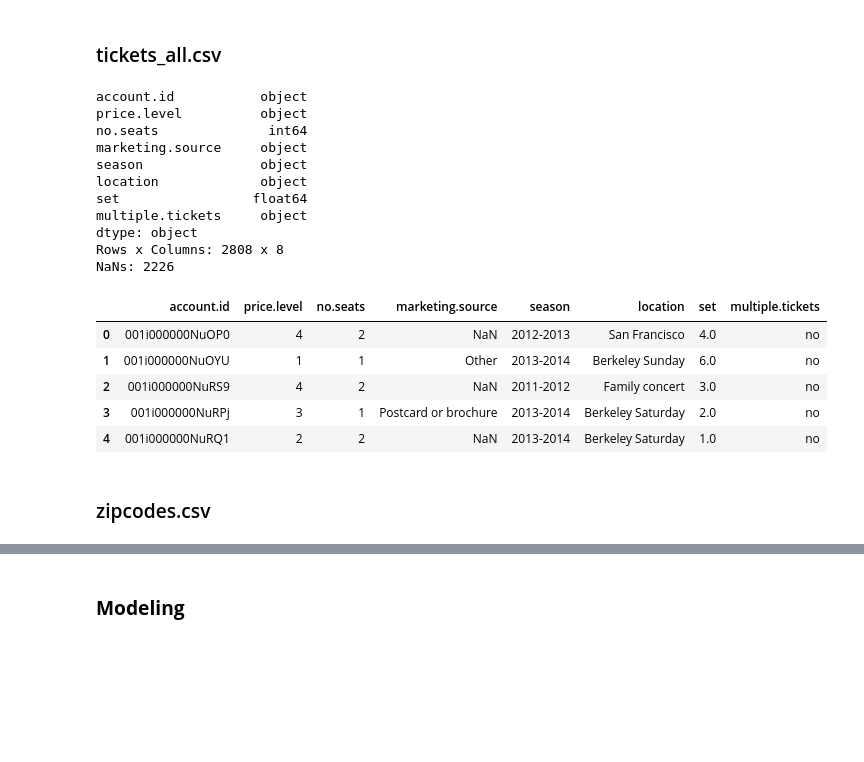
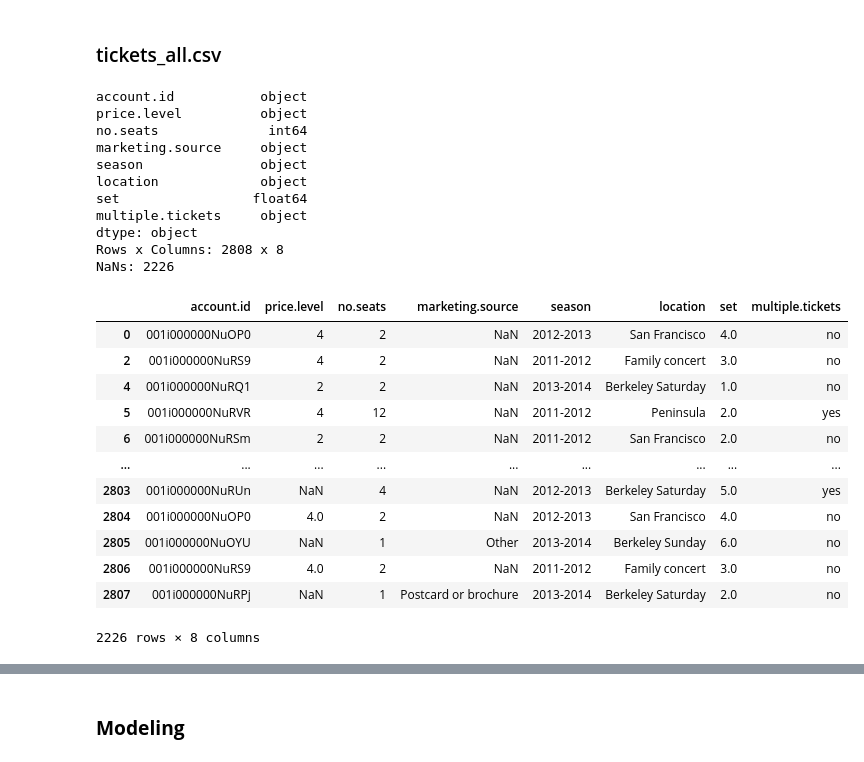
Before and after one commit to YKH2020/kaggle_competition, a Jupyter notebook: kaggle.ipynb, the cells around one changed output, grey strips where cells are left out. Saved outputs shown, nothing was run; the diff lists cells and outputs as text; code cells hidden in the pictures; blank space fills up the shorter version.

```diff
--- a/kaggle.ipynb
+++ b/kaggle.ipynb
@@ -170,28 +240,35 @@ NaNs: 4544
 # %%
 print(tix_df.dtypes)
 print(f"Rows x Columns: {tix_df.shape[0]} x {tix_df.shape[1]}")
 
 nan_count = (tix_df.isna().sum(axis=1) > 0).sum()
 print(f"NaNs: {nan_count}")
 
 tix_df.head()
+
+tix_df[tix_df.isna().any(axis=1)]
 # %% [output]
 account.id           object
 price.level          object
 no.seats              int64
 marketing.source     object
 season               object
 location             object
 set                 float64
 multiple.tickets     object
 dtype: object
 Rows x Columns: 2808 x 8
 NaNs: 2226
 |  | account.id | price.level | no.seats | marketing.source | season | location | set | multiple.tickets |
 | 0 | 001i000000NuOP0 | 4 | 2 | NaN | 2012-2013 | San Francisco | 4.0 | no |
-| 1 | 001i000000NuOYU | 1 | 1 | Other | 2013-2014 | Berkeley Sunday | 6.0 | no |
 | 2 | 001i000000NuRS9 | 4 | 2 | NaN | 2011-2012 | Family concert | 3.0 | no |
-| 3 | 001i000000NuRPj | 3 | 1 | Postcard or brochure | 2013-2014 | Berkeley Saturday | 2.0 | no |
 | 4 | 001i000000NuRQ1 | 2 | 2 | NaN | 2013-2014 | Berkeley Saturday | 1.0 | no |
+| 5 | 001i000000NuRVR | 4 | 12 | NaN | 2011-2012 | Peninsula | 2.0 | yes |
+| 6 | 001i000000NuRSm | 2 | 2 | NaN | 2011-2012 | San Francisco | 2.0 | no |
+| ... | ... | ... | ... | ... | ... | ... | ... | ... |
+| 2803 | 001i000000NuRUn | NaN | 4 | NaN | 2012-2013 | Berkeley Saturday | 5.0 | yes |
+| 2804 | 001i000000NuOP0 | 4.0 | 2 | NaN | 2012-2013 | San Francisco | 4.0 | no |
+| 2805 | 001i000000NuOYU | NaN | 1 | Other | 2013-2014 | Berkeley Sunday | 6.0 | no |
+| 2806 | 001i000000NuRS9 | 4.0 | 2 | NaN | 2011-2012 | Family concert | 3.0 | no |
+| 2807 | 001i000000NuRPj | NaN | 1 | Postcard or brochure | 2013-2014 | Berkeley Saturday | 2.0 | no |
+2226 rows × 8 columns
-# %% [markdown]
-### zipcodes.csv
```
Also changed, not shown: parts of 17 cells of this notebook.
